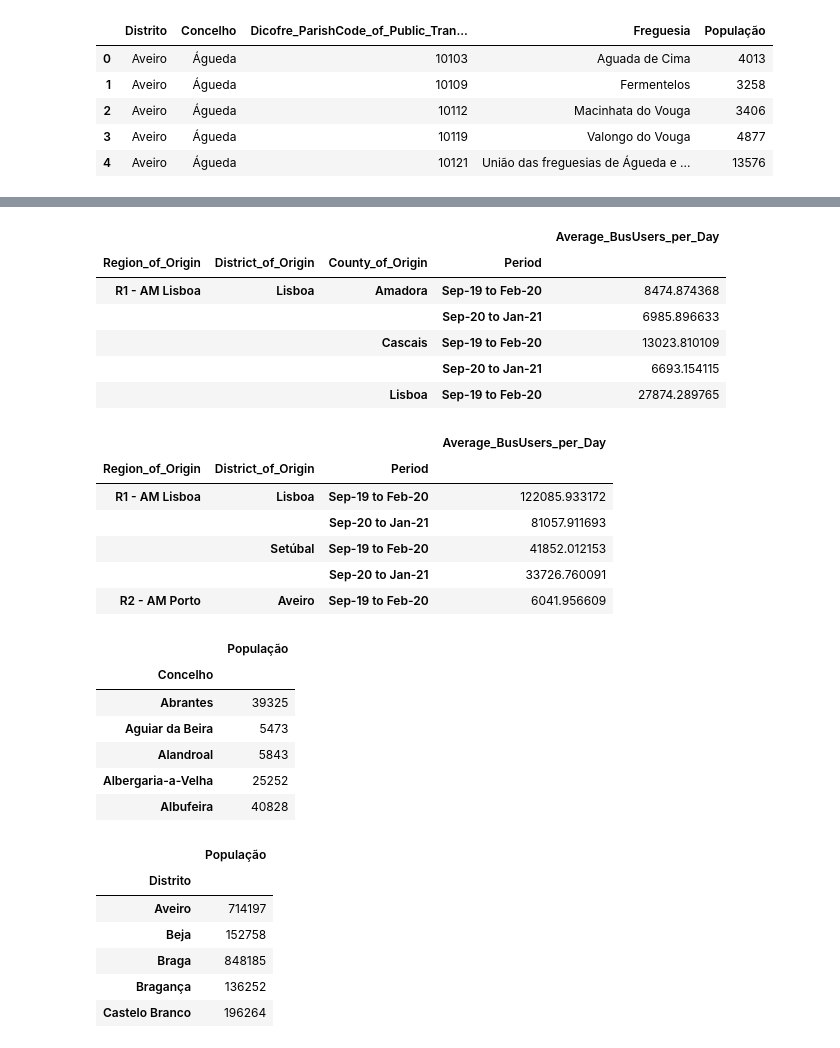
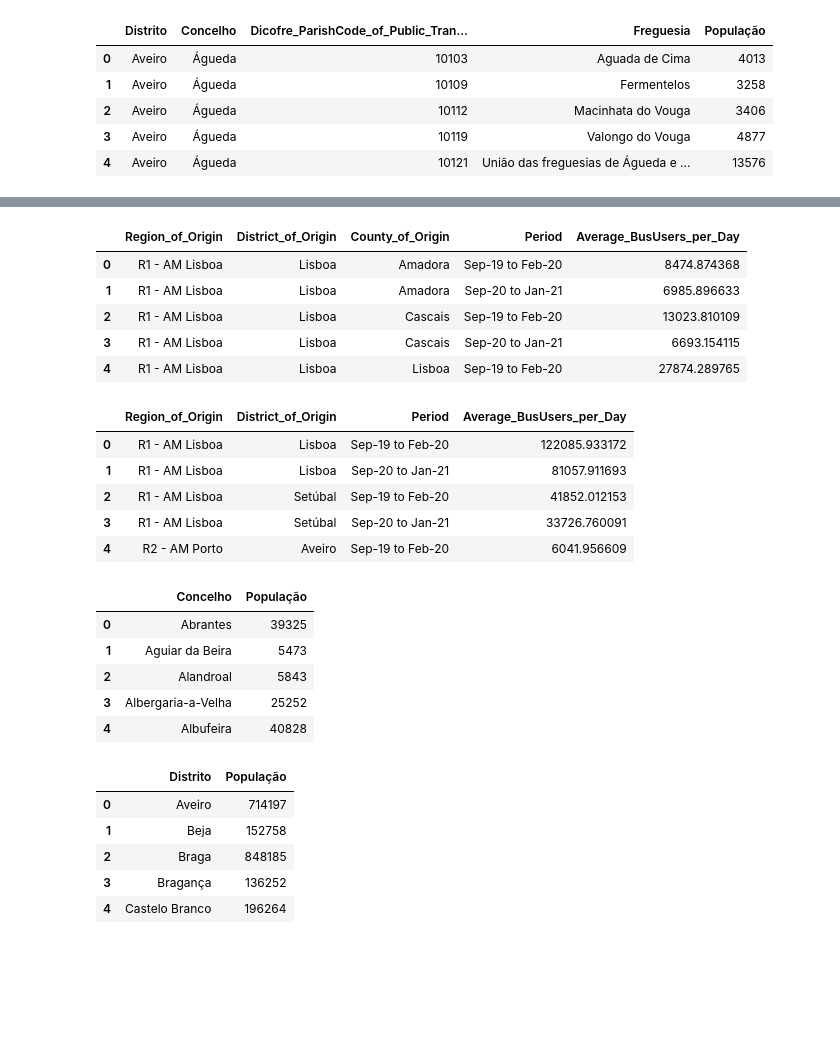
Before and after one commit to TiagoFilipeSousaGoncalves/wdl-tech-moguls, a Jupyter notebook: task1.ipynb, the cells around one changed output, grey strips where cells are left out. Cells and saved outputs as stored; diff of their text form; code cells hidden in the pictures; blank space fills up the shorter version.

Commit message:
Finished Task 1, we have new data from Censos and the Dicofres from all the pT Parishes

```diff
--- a/task1.ipynb
+++ b/task1.ipynb
@@ -189,53 +187,49 @@ churn_od_pop_density.head()
 # %%
 # Get AvgUsersPerDay by District and County of Origin
 churn_users_grouped  = churn_users_pf.copy()[["Region_of_Origin", "District_of_Origin", "County_of_Origin", "Period", "Average_BusUsers_per_Day"]]
-churn_users_grouped = churn_users_grouped.groupby(["Region_of_Origin", "District_of_Origin", "County_of_Origin", "Period"]).sum()
+churn_users_grouped = churn_users_grouped.groupby(["Region_of_Origin", "District_of_Origin", "County_of_Origin", "Period"]).sum().reset_index(drop=False)
 churn_users_grouped.head()
 # %% [output]
-|  |  |  |  | Average_BusUsers_per_Day |
-| Region_of_Origin | District_of_Origin | County_of_Origin | Period |  |
-| R1 - AM Lisboa | Lisboa | Amadora | Sep-19 to Feb-20 | 8474.874368 |
-|  |  |  | Sep-20 to Jan-21 | 6985.896633 |
-|  |  | Cascais | Sep-19 to Feb-20 | 13023.810109 |
-|  |  |  | Sep-20 to Jan-21 | 6693.154115 |
-|  |  | Lisboa | Sep-19 to Feb-20 | 27874.289765 |
+|  | Region_of_Origin | District_of_Origin | County_of_Origin | Period | Average_BusUsers_per_Day |
+| 0 | R1 - AM Lisboa | Lisboa | Amadora | Sep-19 to Feb-20 | 8474.874368 |
+| 1 | R1 - AM Lisboa | Lisboa | Amadora | Sep-20 to Jan-21 | 6985.896633 |
+| 2 | R1 - AM Lisboa | Lisboa | Cascais | Sep-19 to Feb-20 | 13023.810109 |
+| 3 | R1 - AM Lisboa | Lisboa | Cascais | Sep-20 to Jan-21 | 6693.154115 |
+| 4 | R1 - AM Lisboa | Lisboa | Lisboa | Sep-19 to Feb-20 | 27874.289765 |
 # %%
 # Get AvgUsersPerDay by District of Origin
 churn_users_grouped_district  = churn_users_pf.copy()[["Region_of_Origin", "District_of_Origin", "Period", "Average_BusUsers_per_Day"]]
-churn_users_grouped_district = churn_users_grouped.groupby(["Region_of_Origin", "District_of_Origin", "Period"]).sum()
+churn_users_grouped_district = churn_users_grouped.groupby(["Region_of_Origin", "District_of_Origin", "Period"]).sum().reset_index(drop=False)
 churn_users_grouped_district.head()
 # %% [output]
-|  |  |  | Average_BusUsers_per_Day |
-| Region_of_Origin | District_of_Origin | Period |  |
-| R1 - AM Lisboa | Lisboa | Sep-19 to Feb-20 | 122085.933172 |
-|  |  | Sep-20 to Jan-21 | 81057.911693 |
-|  | Setúbal | Sep-19 to Feb-20 | 41852.012153 |
-|  |  | Sep-20 to Jan-21 | 33726.760091 |
-| R2 - AM Porto | Aveiro | Sep-19 to Feb-20 | 6041.956609 |
+|  | Region_of_Origin | District_of_Origin | Period | Average_BusUsers_per_Day |
+| 0 | R1 - AM Lisboa | Lisboa | Sep-19 to Feb-20 | 122085.933172 |
+| 1 | R1 - AM Lisboa | Lisboa | Sep-20 to Jan-21 | 81057.911693 |
+| 2 | R1 - AM Lisboa | Setúbal | Sep-19 to Feb-20 | 41852.012153 |
+| 3 | R1 - AM Lisboa | Setúbal | Sep-20 to Jan-21 | 33726.760091 |
+| 4 | R2 - AM Porto | Aveiro | Sep-19 to Feb-20 | 6041.956609 |
 # %%
 # Evaluate Distric County Population
 population_density_district_county = population_density_censos_dicofres_renamed[["Concelho", "População"]].copy()
-population_density_district_county = population_density_district_county.groupby(["Concelho"]).sum()
+population_density_district_county = population_density_district_county.groupby(["Concelho"]).sum().reset_index(drop=False)
 population_density_district_county.head()
 # %% [output]
-|  | População |
-| Concelho |  |
-| Abrantes | 39325 |
-| Aguiar da Beira | 5473 |
-| Alandroal | 5843 |
-| Albergaria-a-Velha | 25252 |
-| Albufeira | 40828 |
+|  | Concelho | População |
+| 0 | Abrantes | 39325 |
+| 1 | Aguiar da Beira | 5473 |
+| 2 | Alandroal | 5843 |
+| 3 | Albergaria-a-Velha | 25252 |
+| 4 | Albufeira | 40828 |
 # %%
 # Evaluate Distric Population
-population_density_district = population_density_censos_dicofres_renamed[["Distrito", "Concelho", "População"]].copy()
-population_density_district = population_density_district_county.groupby(["Distrito"]).sum()
+population_density_district = population_density_censos_dicofres_renamed[["Distrito", "População"]].copy()
+population_density_district = population_density_district.groupby(["Distrito"]).sum().reset_index(drop=False)
 population_density_district.head()
 # %% [output]
-|  | População |
-| Distrito |  |
-| Aveiro | 714197 |
-| Beja | 152758 |
-| Braga | 848185 |
-| Bragança | 136252 |
-| Castelo Branco | 196264 |
+|  | Distrito | População |
+| 0 | Aveiro | 714197 |
+| 1 | Beja | 152758 |
+| 2 | Braga | 848185 |
+| 3 | Bragança | 136252 |
+| 4 | Castelo Branco | 196264 |
 # %%
```
Also changed, not shown: parts of 7 cells of this notebook.
